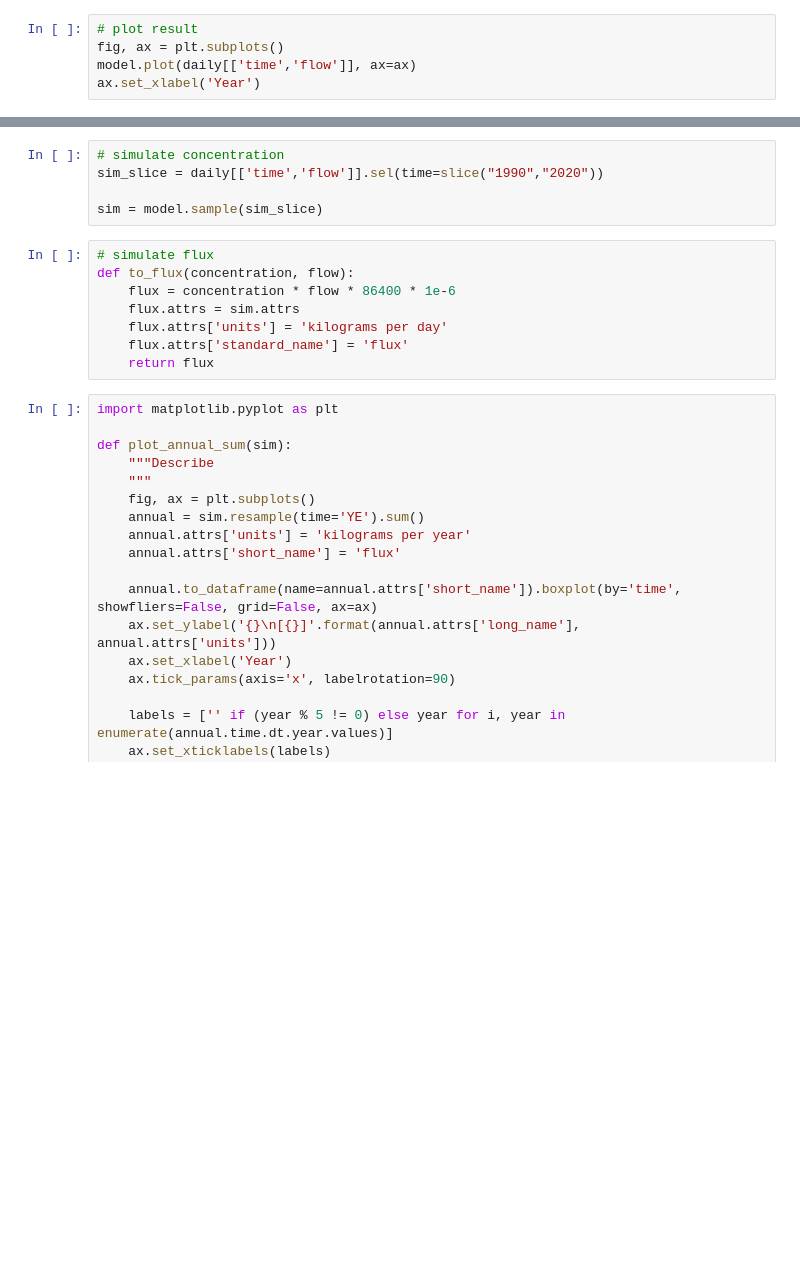
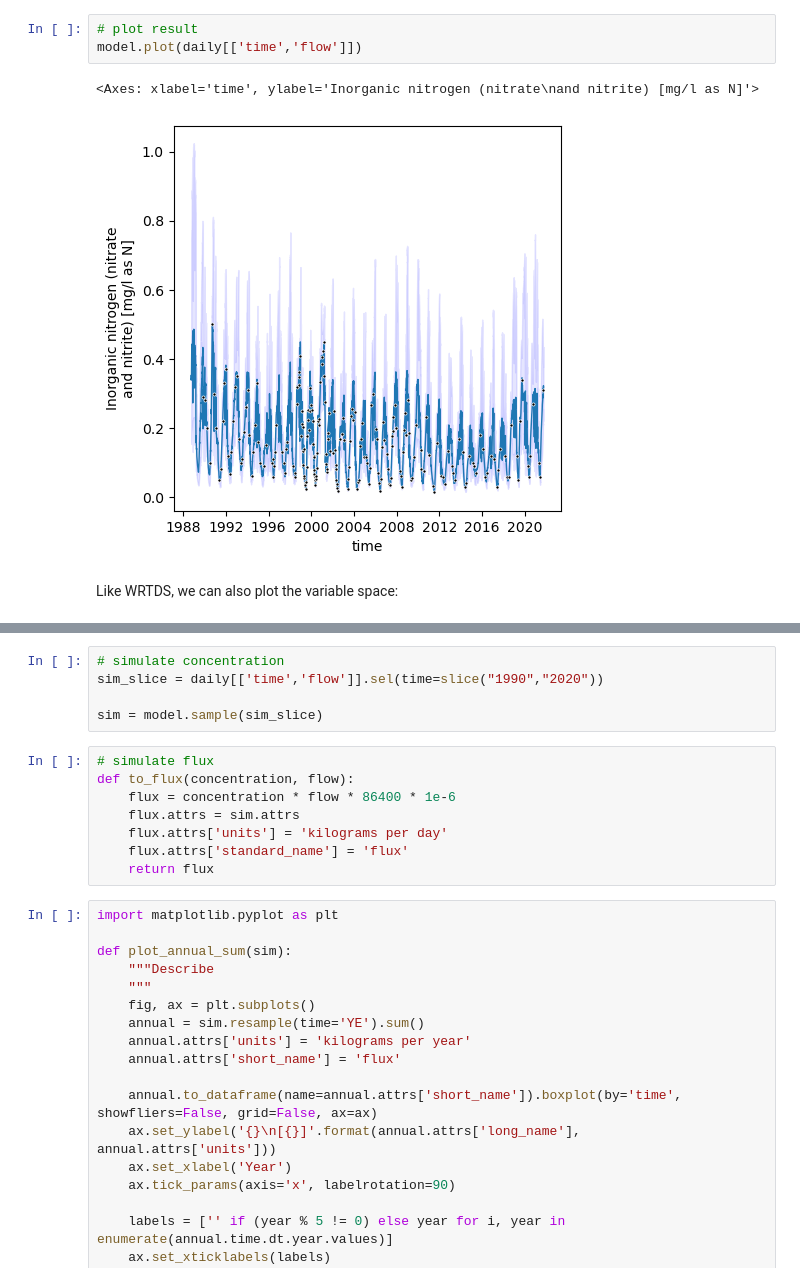
Before and after one commit to thodson-usgs/discontinuum, a Jupyter notebook: notebooks/loadest-gp-demo.ipynb, the cells around one changed output, grey strips where cells are left out. Drawn from its saved outputs; the diff is of its cells as text; blank space fills up the shorter version.

```diff
--- a/notebooks/loadest-gp-demo.ipynb
+++ b/notebooks/loadest-gp-demo.ipynb
@@ -50,6 +61,9 @@ model.fit(target=training_data['concentration'], covariates=training_data[['time
 # %%
 # plot result
-fig, ax = plt.subplots()
-model.plot(daily[['time','flow']], ax=ax)
-ax.set_xlabel('Year')
+model.plot(daily[['time','flow']])
+# %% [output]
+<Axes: xlabel='time', ylabel='Inorganic nitrogen (nitrate\nand nitrite) [mg/l as N]'>
+[figure, added]
+# %% [markdown]
+Like WRTDS, we can also plot the variable space:
 # %%
```
Also changed, not shown: parts of 9 cells of this notebook.
